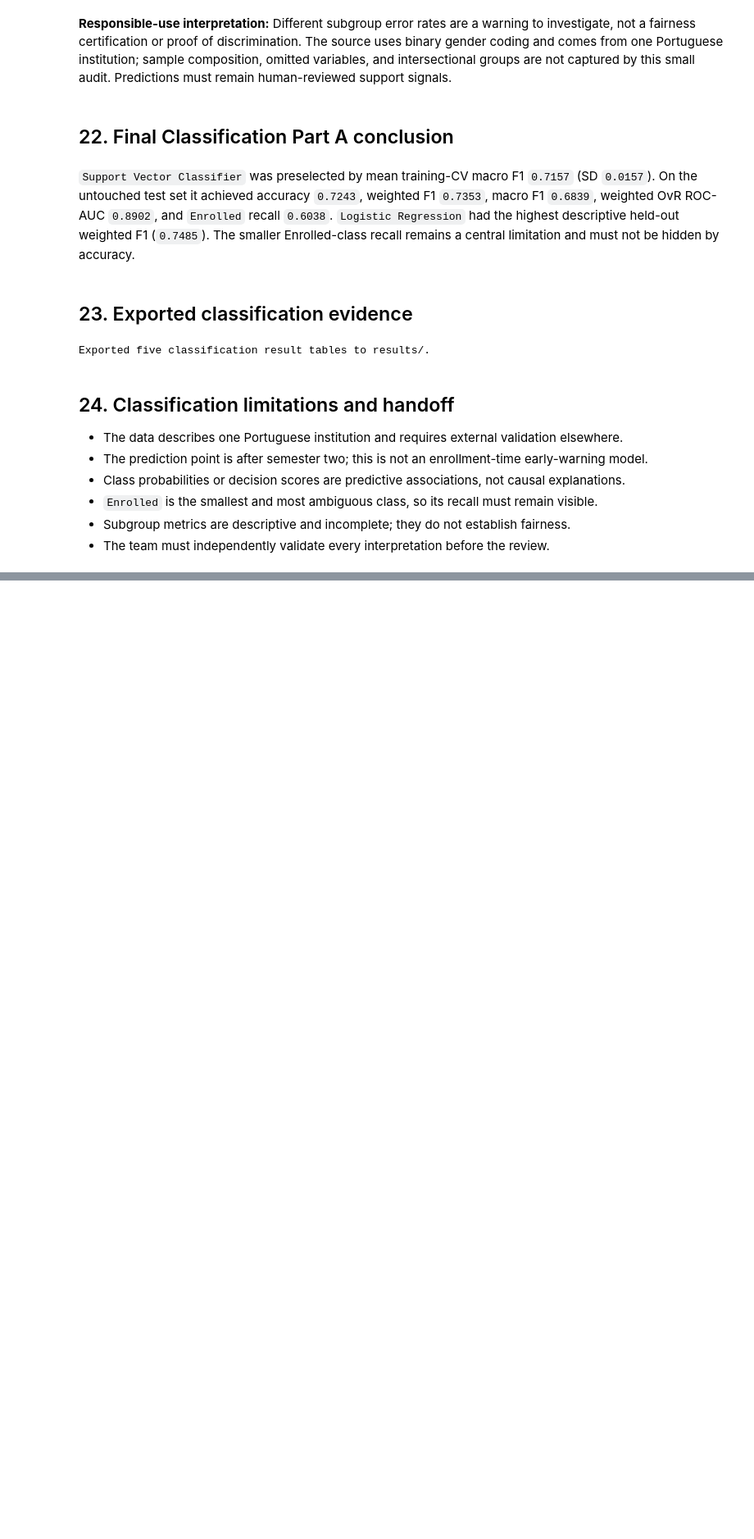
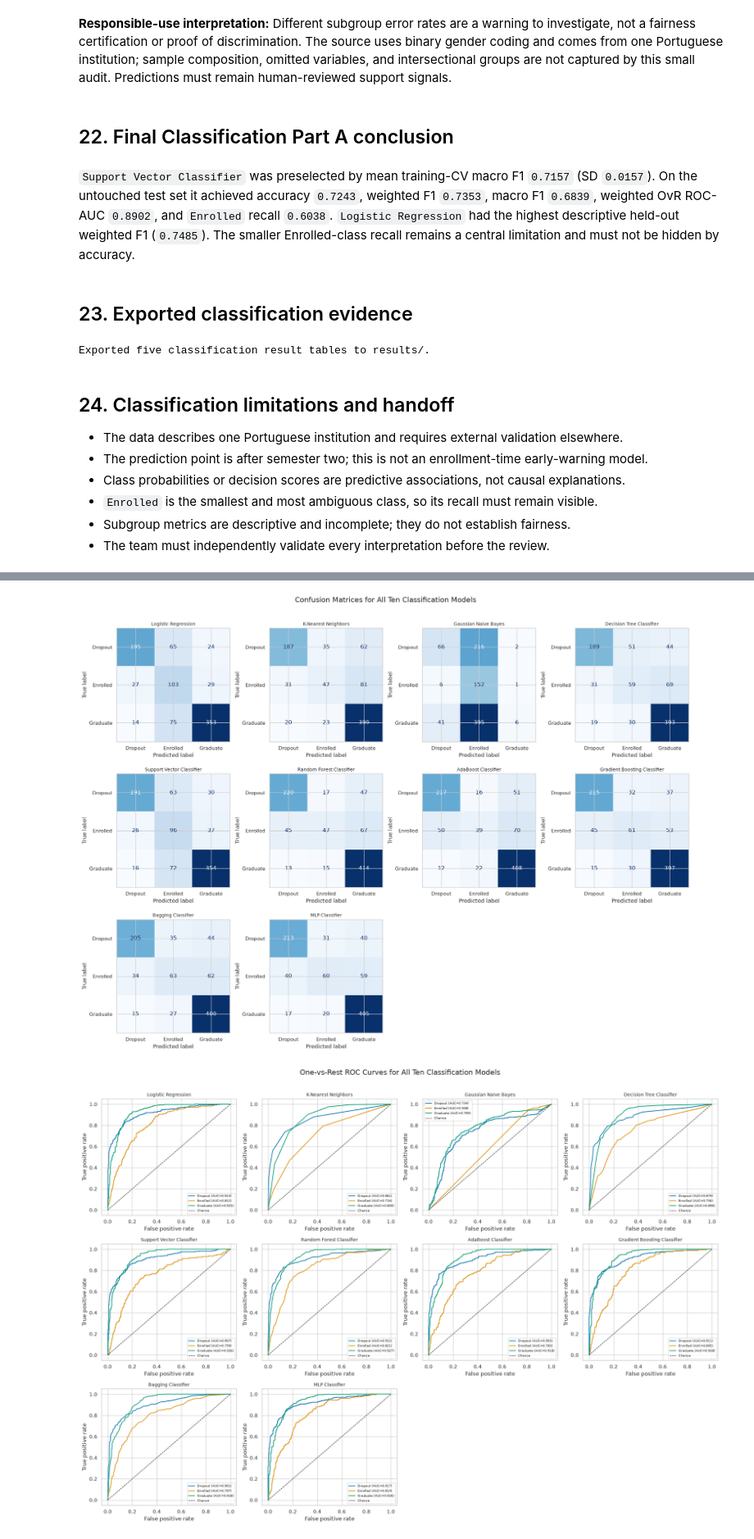
Before and after one commit to Shruhath/23CSE301-ML-Capstone, a Jupyter notebook: notebooks/classification.ipynb, the cells around one changed output, grey strips where cells are left out. Shown at 82% size. Saved outputs shown, nothing was run; the diff lists cells and outputs as text; code cells hidden in the pictures; blank space fills up the shorter version.

Commit message:
Complete Review 2 classification evaluation

```diff
--- a/notebooks/classification.ipynb
+++ b/notebooks/classification.ipynb
@@ -1094,0 +1462,40 @@ Exported five classification result tables to results/.
+# %%
+fig, axes = plt.subplots(3, 4, figsize=(19, 14))
+for axis, (name, predictions) in zip(axes.flat, classification_predictions.items()):
+    matrix = confusion_matrix(y_test, predictions, labels=class_order)
+    ConfusionMatrixDisplay(matrix, display_labels=class_order).plot(
+        ax=axis, cmap="Blues", colorbar=False, values_format="d"
+    )
+    axis.set_title(name, fontsize=10)
+for axis in axes.flat[len(classification_predictions):]:
+    axis.axis("off")
+fig.suptitle("Confusion Matrices for All Ten Classification Models", fontsize=16, y=1.01)
+plt.tight_layout()
+plt.show()
+
+fig, axes = plt.subplots(3, 4, figsize=(20, 14))
+for axis, name in zip(axes.flat, classification_estimators):
+    scores = classification_scores[name]
+    for class_index, label in enumerate(class_order):
+        false_positive_rate, true_positive_rate, _ = roc_curve(
+            y_test_binary[:, class_index], scores[:, class_index]
+        )
+        auc_value = roc_auc_score(y_test_binary[:, class_index], scores[:, class_index])
+        axis.plot(
+            false_positive_rate,
+            true_positive_rate,
+            label=f"{label} (AUC={auc_value:.3f})",
+        )
+    axis.plot([0, 1], [0, 1], "k--", linewidth=1, label="Chance")
+    axis.set_title(name, fontsize=10)
+    axis.set_xlabel("False positive rate")
+    axis.set_ylabel("True positive rate")
+    axis.legend(fontsize=7)
+for axis in axes.flat[len(classification_estimators):]:
+    axis.axis("off")
+fig.suptitle("One-vs-Rest ROC Curves for All Ten Classification Models", fontsize=16, y=1.01)
+plt.tight_layout()
+plt.show()
+# %% [output]
+[figure, added]
+[figure, added]
```
Also changed, not shown: parts of 20 cells of this notebook, 6 other files.
